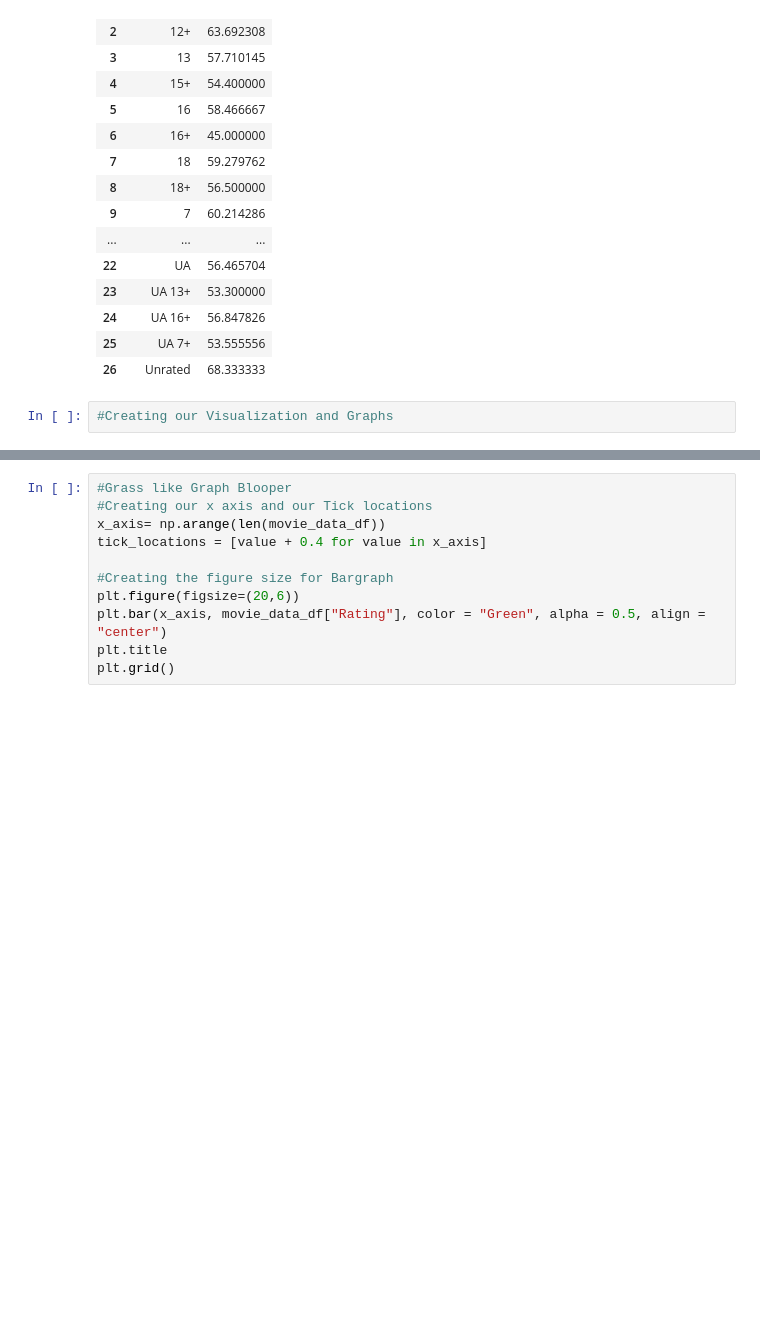
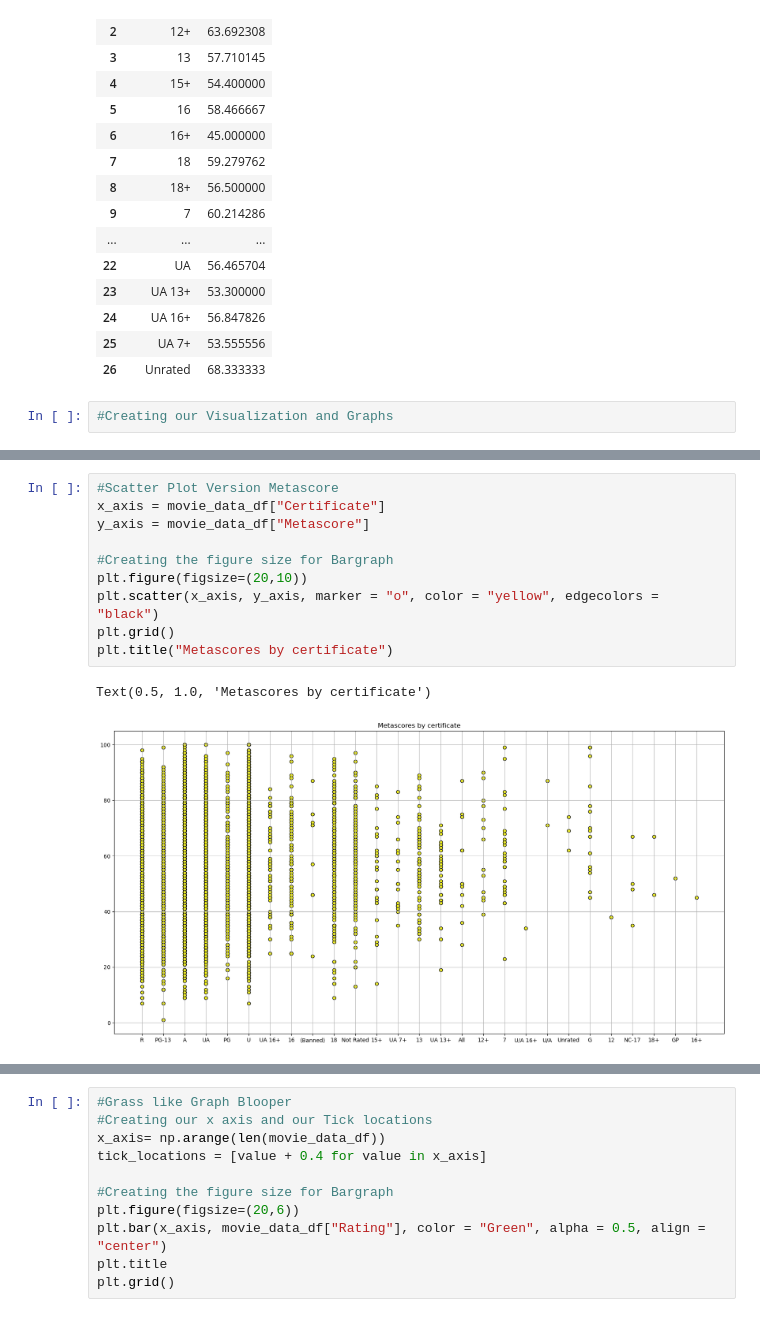
Before and after one commit to spandya3/project-01-MJJS, a Jupyter notebook: RatingAverages.ipynb, the cells around one changed output, grey strips where cells are left out. Saved outputs shown, nothing was run; the diff lists cells and outputs as text; blank space fills up the shorter version.

```diff
--- a/RatingAverages.ipynb
+++ b/RatingAverages.ipynb
@@ -137,0 +177,13 @@ plt.grid()
+# %%
+#Scatter Plot Version Metascore
+x_axis = movie_data_df["Certificate"]
+y_axis = movie_data_df["Metascore"]
+
+#Creating the figure size for Bargraph
+plt.figure(figsize=(20,10))
+plt.scatter(x_axis, y_axis, marker = "o", color = "yellow", edgecolors = "black")
+plt.grid()
+plt.title("Metascores by certificate")
+# %% [output]
+Text(0.5, 1.0, 'Metascores by certificate')
+[figure, added]
```
Also changed, not shown: parts of 5 cells of this notebook.
